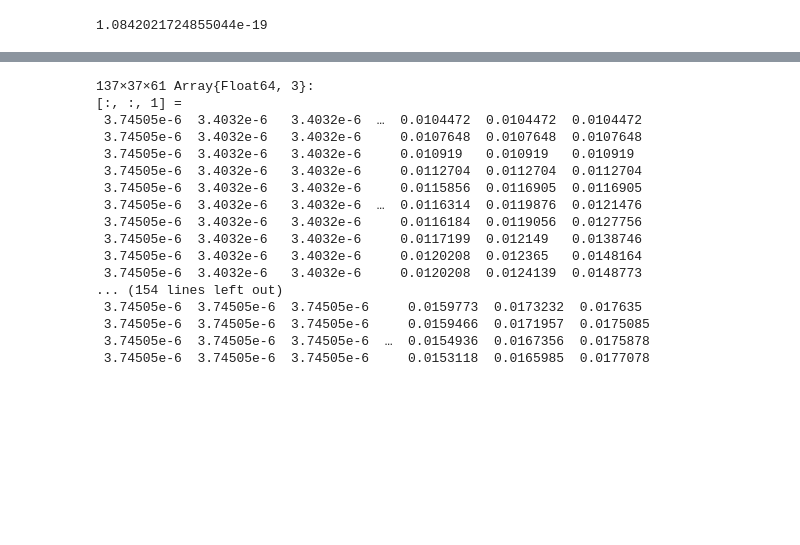
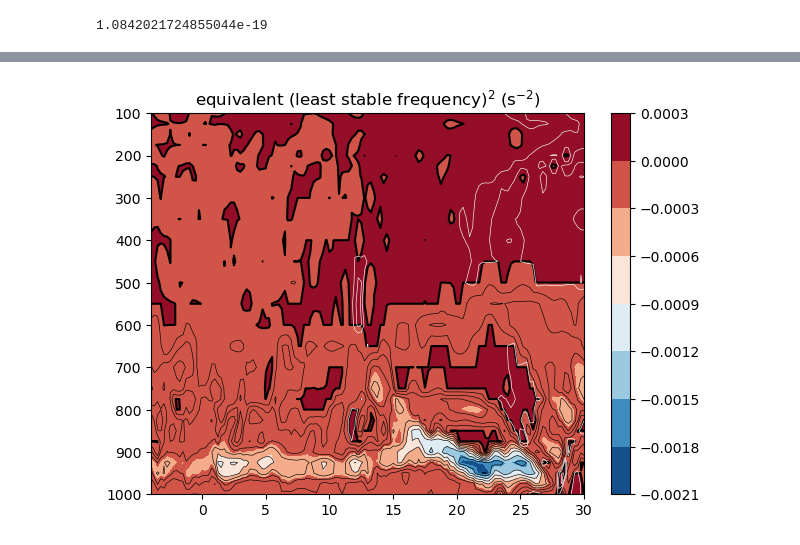
Before and after one commit to deszoeke/ASTRAL-era5, a Jupyter notebook: src/plot_69e.ipynb, the cells around one changed output, grey strips where cells are left out. Cells and saved outputs as stored; diff of their text form; code cells hidden in the pictures; blank space fills up the shorter version.

```diff
--- a/src/plot_69e.ipynb
+++ b/src/plot_69e.ipynb
@@ -431,20 +413,25 @@ PyObject Text(0.5, 1.0, '69E equivalent potential temperature (K)')
-# %%
-max.(0, ds[:q][1,:,:,:])
-# %% [output]
-137×37×61 Array{Float64, 3}:
-[:, :, 1] =
- 3.74505e-6  3.4032e-6   3.4032e-6  …  0.0104472  0.0104472  0.0104472
- 3.74505e-6  3.4032e-6   3.4032e-6     0.0107648  0.0107648  0.0107648
- 3.74505e-6  3.4032e-6   3.4032e-6     0.010919   0.010919   0.010919
- 3.74505e-6  3.4032e-6   3.4032e-6     0.0112704  0.0112704  0.0112704
- 3.74505e-6  3.4032e-6   3.4032e-6     0.0115856  0.0116905  0.0116905
- 3.74505e-6  3.4032e-6   3.4032e-6  …  0.0116314  0.0119876  0.0121476
- 3.74505e-6  3.4032e-6   3.4032e-6     0.0116184  0.0119056  0.0127756
- 3.74505e-6  3.4032e-6   3.4032e-6     0.0117199  0.012149   0.0138746
- 3.74505e-6  3.4032e-6   3.4032e-6     0.0120208  0.012365   0.0148164
- 3.74505e-6  3.4032e-6   3.4032e-6     0.0120208  0.0124139  0.0148773
-... (154 lines left out)
- 3.74505e-6  3.74505e-6  3.74505e-6     0.0159773  0.0173232  0.017635
- 3.74505e-6  3.74505e-6  3.74505e-6     0.0159466  0.0171957  0.0175085
- 3.74505e-6  3.74505e-6  3.74505e-6  …  0.0154936  0.0167356  0.0175878
- 3.74505e-6  3.74505e-6  3.74505e-6     0.0153118  0.0165985  0.0177078
+# %%
+Nequiv² = @. -grav^2 / (Rd*ds[:t][1,:,:,:]) * dlnθedlnp # s-2
+
+# Ertel equivalent potential vorticity
+qe = @. F²*Nequiv² - S²*S²
+
+# (meridional) symmetric oscillation frequency
+σe_min² = @. ( Nequiv² + F² - sqrt((Nequiv² + F²)^2 - 4*qe) )/2 # s^-1, +imaginary part indicates unstable growth
+σe_unst = @. sqrt( Complex(σe_min²) ) # frequency of least stable symmetric mode
+
+clf()
+contourf(ds[:latitude][:], ds[:level][:], pd(σe_min²[:,:,it]),
+    cmap=ColorMap("RdBu_r"))
+colorbar()
+contour(ds[:latitude][:], ds[:level][:], pd(σe_min²[:,:,it]),
+    colors="k", levels=(0,))
+contour(ds[:latitude][:], ds[:level][:], pd(imag.(σe_unst[:,:,it])),
+    colors="k", linewidths=0.45, levels=0.5e-2:0.5e-2:5e-2)
+contour(ds[:latitude][:], ds[:level][:], pd(real.(σe_unst[:,:,it])),
+    colors="w", linewidths=0.45, levels=0.5e-4:0.25e-4:3e-4)
+ylim([1000, 100])
+title(L"equivalent (least stable frequency)$^2$ (s$^{-2}$)")
+gcf()
+# %% [output]
+[figure, added]
```
Also changed, not shown: parts of 9 cells of this notebook.
